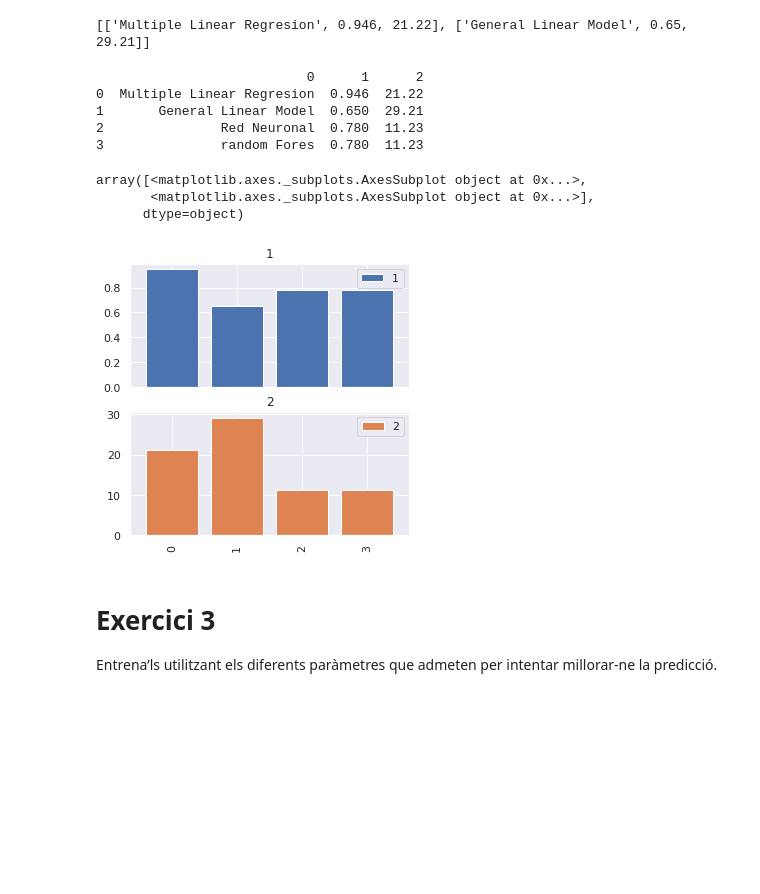
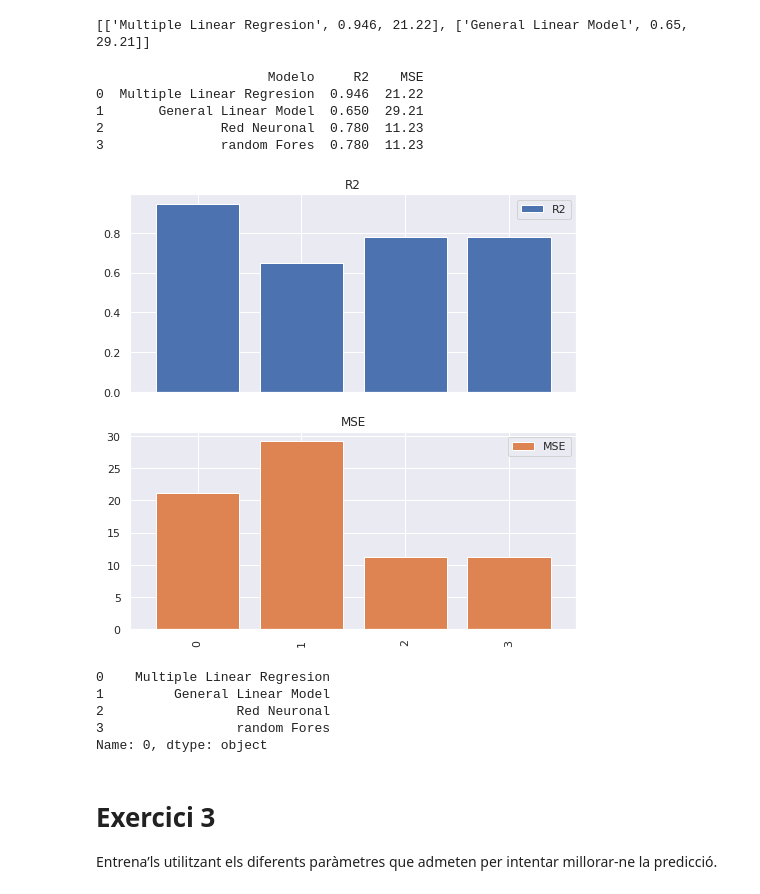
Before and after one commit to JMML2021/Tasca-M6-T01-ML_regressions-, a Jupyter notebook: 2_Sprint_6_Algoritmes_d’aprenentatge_supervisat_Regressió.ipynb, the cells around one changed output. Cells and saved outputs as stored; diff of their text form; code cells hidden in the pictures; blank space fills up the shorter version.

```diff
--- a/2_Sprint_6_Algoritmes_d’aprenentatge_supervisat_Regressió.ipynb
+++ b/2_Sprint_6_Algoritmes_d’aprenentatge_supervisat_Regressió.ipynb
@@ -1040,20 +1040,30 @@ print(metricasEjercicio2)
 [['Multiple Linear Regresion', 0.946, 21.22], ['General Linear Model', 0.65, 29.21]]
 # %%
 df5=pd.DataFrame(metricasEjercicio2)
+df5 = df5.rename(columns = {0: 'Modelo', 1: 'R2', 2: 'MSE'})
 print(df5)
 df5.plot(kind='bar',width=0.8,
              subplots=True,
-             figsize=(5,5))
+             figsize=(8,8))
+plt.show()
 # %% [output]
-                           0      1      2
+                      Modelo     R2    MSE
 0  Multiple Linear Regresion  0.946  21.22
 1       General Linear Model  0.650  29.21
 2               Red Neuronal  0.780  11.23
 3               random Fores  0.780  11.23
-array([<matplotlib.axes._subplots.AxesSubplot object at 0x...>,
-       <matplotlib.axes._subplots.AxesSubplot object at 0x...>],
-      dtype=object)
-[figure, old version]
+[figure, new version]
+# %%
+insdex = df5[0]
+R2_Caudrado = df5[modelo_1]
+
+ax=
+# %% [output]
+0    Multiple Linear Regresion
+1         General Linear Model
+2                 Red Neuronal
+3                 random Fores
+Name: 0, dtype: object
 # %% [markdown]
 # Exercici 3
 
```
